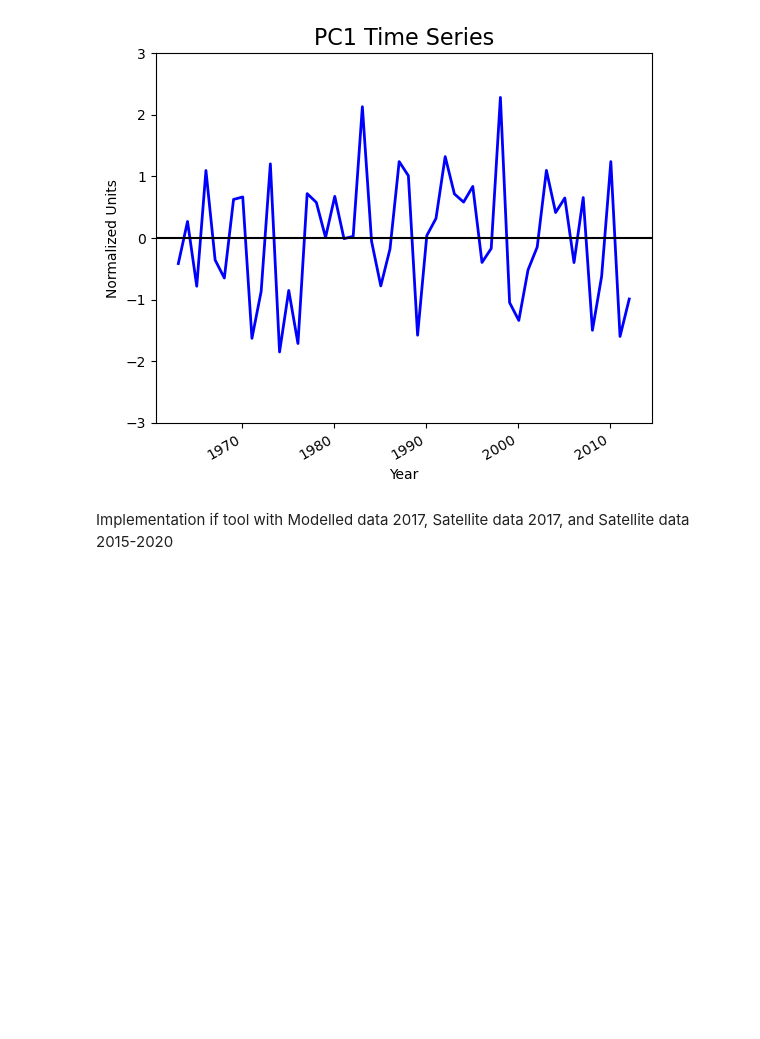
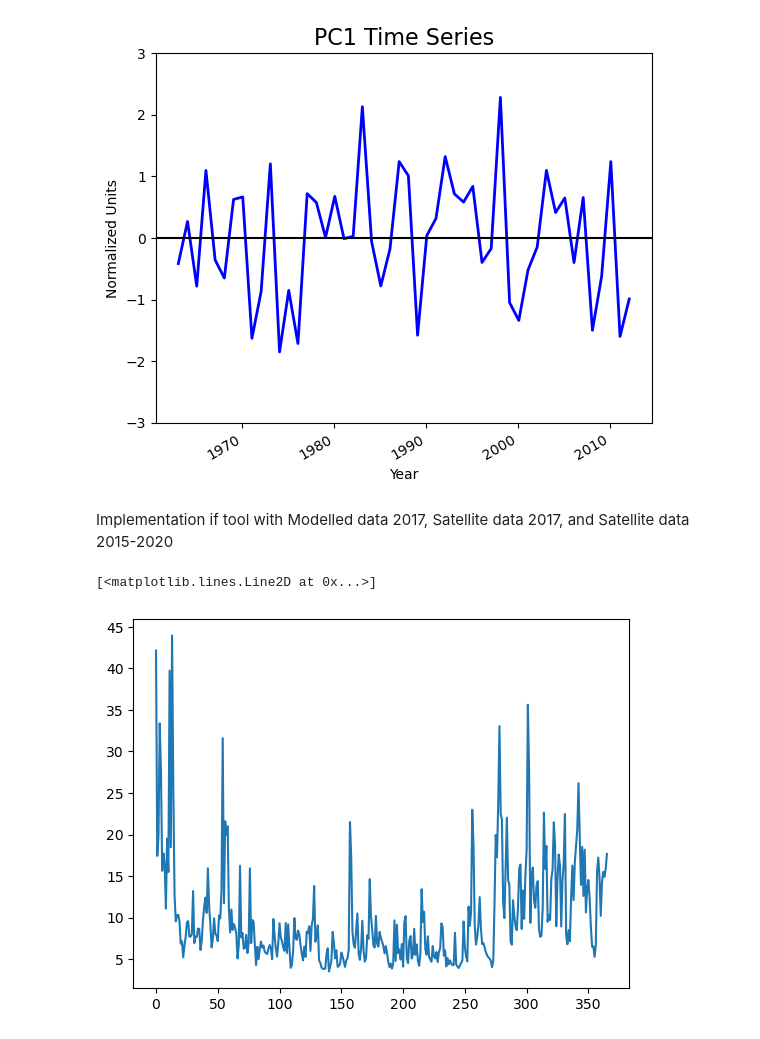
Before and after one commit to openearth/hybrid-spm, a Jupyter notebook: scripts/EOF/EOF_SPM_xarray.ipynb, the cells around one changed output. Drawn from its saved outputs; the diff is of its cells as text; code cells hidden in the pictures; blank space fills up the shorter version.

```diff
--- a/scripts/EOF/EOF_SPM_xarray.ipynb
+++ b/scripts/EOF/EOF_SPM_xarray.ipynb
@@ -93,3 +93,29 @@ plt.show()
 Implementation if tool with Modelled data 2017, Satellite data 2017, and Satellite data 2015-2020
 # %%
 #Xarray analysis
+# %%
+from sys import platform
+if platform == 'linux':
+    cms   = xr.open_dataset(
+        r"/p/11206887-012-sito-is-2021-so-et-es/Data/CMEMS_Satellite_100mx100m/merged_2015-2020/2015_2020_P1D_HROC_L3-transp_NWS_31_32ULE_100m-v01.nc")
+    dfm   = xr.open_dataset(
+        r"/p/11206887-012-sito-is-2021-so-et-es/Data/DFM_DWSM-FM_100m/Postprocessing_maps/DWSM-FM_100m_0000_map_regular_500_400_allvars.nc")
+    opath_file = r"/p/11206887-012-sito-is-2021-so-et-es/Analysis/Plots/Compare_CMEMS100m_Model100m/spatial-comparison"
+else:
+    cms   = xr.open_dataset(
+        r"p:\11206887-012-sito-is-2021-so-et-es\Data\CMEMS_Satellite_100mx100m\merged_2015-2020\2015_2020_P1D_HROC_L3-transp_NWS_31_32ULE_100m-v01.nc")
+    dfm   = xr.open_dataset(
+        r"P:\11206887-012-sito-is-2021-so-et-es\Data\DFM_DWSM-FM_100m\Postprocessing_maps\DWSM-FM_100m_0000_map_regular_500_400_allvars.nc")
+    opath = r"P:\11206887-012-sito-is-2021-so-et-es\Analysis\Plots\Compare_CMEMS100m_Model100m\spatial-comparison"
+
+var = [i for i in list(dfm.variables) if 'mesh' in i]
+units = [dfm[i].units for i in var]
+naming = ['salinity', 'temperature', 'SPM',
+          'depth', 'velocity', 'pressure', 'significant-wave-height']
+
+#cut dfm to boundaries of cmems
+dfm_cut = dfm.where(((dfm.lat <= cms.lat.max()) & (dfm.lat >= cms.lat.min()) \
+                         & (dfm.lon <= cms.lon.max()) & (dfm.lon >= cms.lon.min())),drop=True)
+
+#cut cmems to temporal boundaries of dfm
+cms_cut = cms.sel(time=cms.time.dt.year == 2017)
@@ -95,0 +134,7 @@ Implementation if tool with Modelled data 2017, Satellite data 2017, and Satelli
+# %%
+dfm_spatial_av=dfm.mean(dim=["lat", "lon"])
+# %%
+plt.plot(dfm_spatial_av.sel(layer=-0.05)['mesh2d_water_quality_output_9'])
+# %% [output]
+[<matplotlib.lines.Line2D at 0x...>]
+[figure, added]
```
Also changed, not shown: parts of 22 cells of this notebook.
